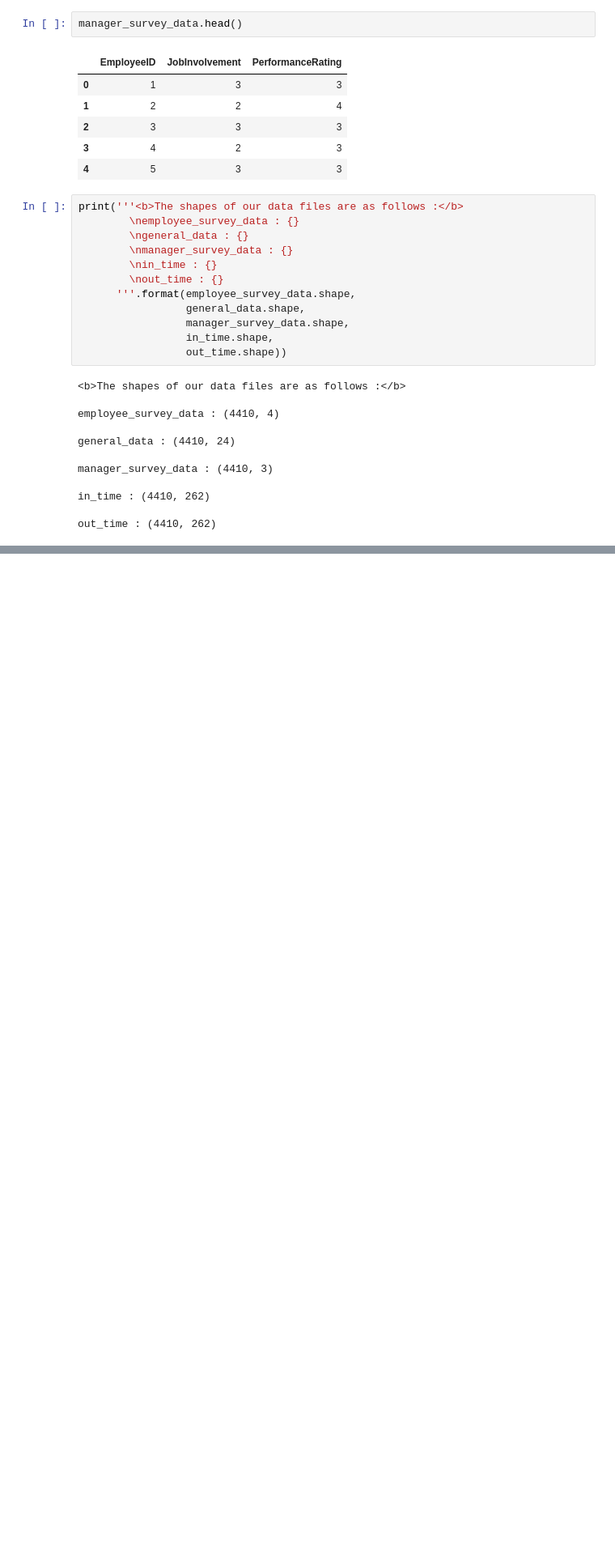
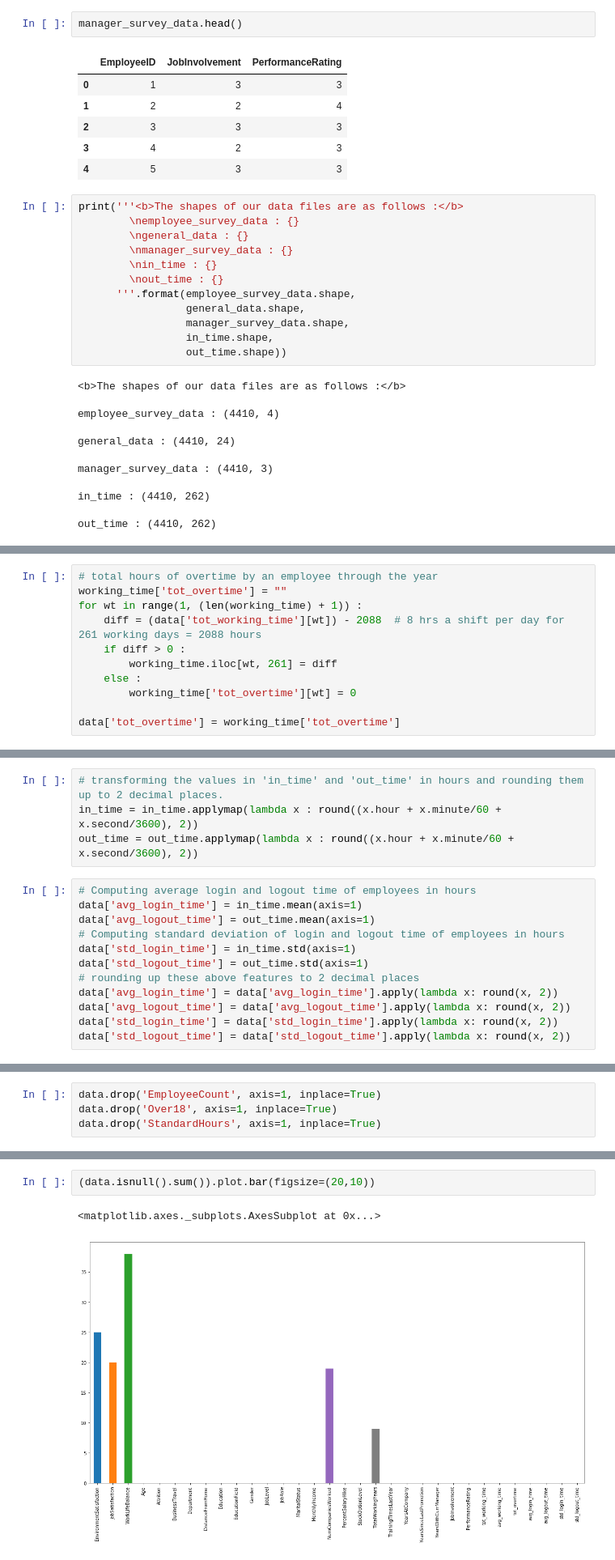
Before and after one commit to Titashmkhrj/HR_analytics_project, a Jupyter notebook: code_file.ipynb, the cells around one changed output, grey strips where cells are left out. Shown: that part at 81% size. Drawn from its saved outputs; the diff is of its cells as text; blank space fills up the shorter version.

```diff
--- a/code_file.ipynb
+++ b/code_file.ipynb
@@ -125,0 +221,11 @@ out_time : (4410, 262)
+# %%
+# total hours of overtime by an employee through the year
+working_time['tot_overtime'] = ""
+for wt in range(1, (len(working_time) + 1)) :
+    diff = (data['tot_working_time'][wt]) - 2088  # 8 hrs a shift per day for 261 working days = 2088 hours
+    if diff > 0 :
+        working_time.iloc[wt, 261] = diff
+    else :
+        working_time['tot_overtime'][wt] = 0
+
+data['tot_overtime'] = working_time['tot_overtime']
@@ -125,0 +236,16 @@ out_time : (4410, 262)
+# %%
+# transforming the values in 'in_time' and 'out_time' in hours and rounding them up to 2 decimal places.
+in_time = in_time.applymap(lambda x : round((x.hour + x.minute/60 + x.second/3600), 2))
+out_time = out_time.applymap(lambda x : round((x.hour + x.minute/60 + x.second/3600), 2))
+# %%
+# Computing average login and logout time of employees in hours
+data['avg_login_time'] = in_time.mean(axis=1)
+data['avg_logout_time'] = out_time.mean(axis=1)
+# Computing standard deviation of login and logout time of employees in hours
+data['std_login_time'] = in_time.std(axis=1)
+data['std_logout_time'] = out_time.std(axis=1)
+# rounding up these above features to 2 decimal places
+data['avg_login_time'] = data['avg_login_time'].apply(lambda x: round(x, 2))
+data['avg_logout_time'] = data['avg_logout_time'].apply(lambda x: round(x, 2))
+data['std_login_time'] = data['std_login_time'].apply(lambda x: round(x, 2))
+data['std_logout_time'] = data['std_logout_time'].apply(lambda x: round(x, 2))
@@ -125,0 +265,4 @@ out_time : (4410, 262)
+# %%
+data.drop('EmployeeCount', axis=1, inplace=True)
+data.drop('Over18', axis=1, inplace=True)
+data.drop('StandardHours', axis=1, inplace=True)
@@ -125,0 +271,5 @@ out_time : (4410, 262)
+# %%
+(data.isnull().sum()).plot.bar(figsize=(20,10))
+# %% [output]
+<matplotlib.axes._subplots.AxesSubplot at 0x...>
+[figure, added]
```
Also changed, not shown: parts of 112 cells of this notebook.
